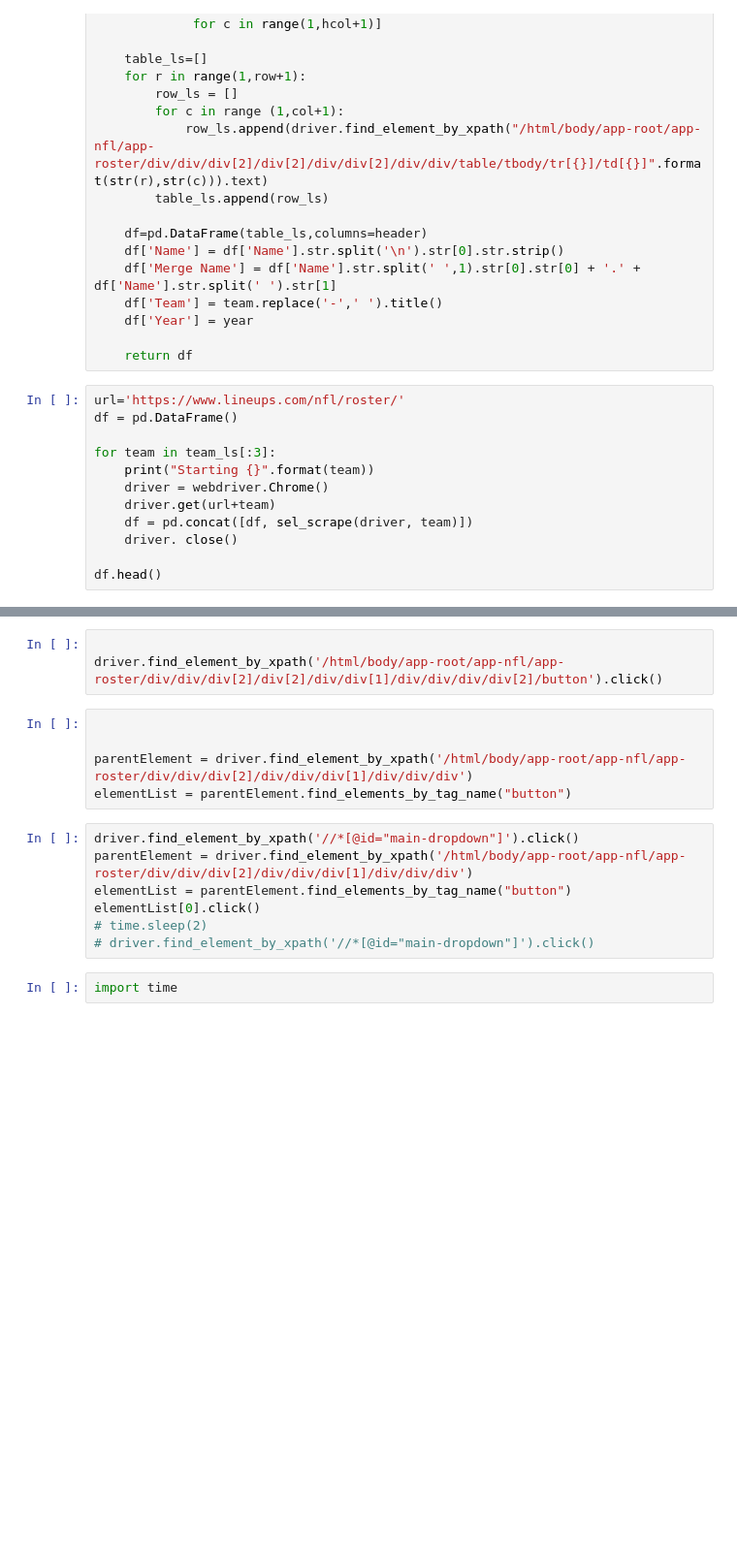
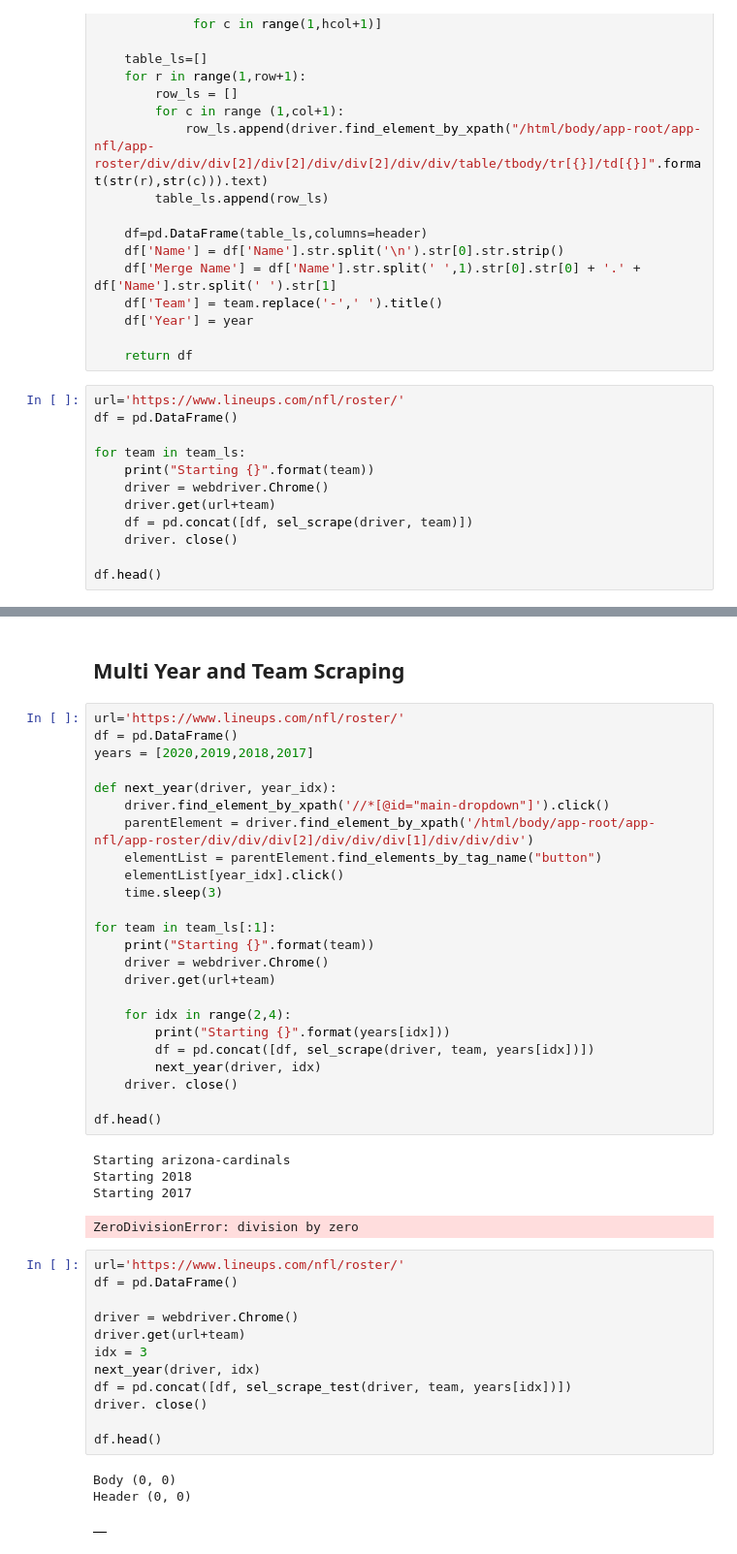
Before and after one commit to scunden/Project-Dash, a Jupyter notebook: 2. Data-Cleanup/2. Web-Scrape/webscrape-rosters.ipynb, the cells around one changed output, grey strips where cells are left out. Shown at 97% size. Saved outputs shown, nothing was run; the diff lists cells and outputs as text; blank space fills up the shorter version.

```diff
--- a/2. Data-Cleanup/2. Web-Scrape/webscrape-rosters.ipynb
+++ b/2. Data-Cleanup/2. Web-Scrape/webscrape-rosters.ipynb
@@ -181,7 +182,7 @@ def sel_scrape(driver, team, year=2019):
 url='https://www.lineups.com/nfl/roster/'
 df = pd.DataFrame()
 
-for team in team_ls[:3]:
+for team in team_ls:
     print("Starting {}".format(team))
     driver = webdriver.Chrome()
     driver.get(url+team)
@@ -214,17 +203,47 @@ IndexError: list index out of range
-# %%
-
-driver.find_element_by_xpath('/html/body/app-root/app-nfl/app-roster/div/div/div[2]/div[2]/div/div[1]/div/div/div/div[2]/button').click()
-# %%
-
-
-parentElement = driver.find_element_by_xpath('/html/body/app-root/app-nfl/app-roster/div/div/div[2]/div/div/div[1]/div/div/div')
-elementList = parentElement.find_elements_by_tag_name("button")
+# %% [markdown]
+## Multi Year and Team Scraping
 # %%
-driver.find_element_by_xpath('//*[@id="main-dropdown"]').click()
-parentElement = driver.find_element_by_xpath('/html/body/app-root/app-nfl/app-roster/div/div/div[2]/div/div/div[1]/div/div/div')
-elementList = parentElement.find_elements_by_tag_name("button")
-elementList[0].click()
-# time.sleep(2)
-# driver.find_element_by_xpath('//*[@id="main-dropdown"]').click()
+url='https://www.lineups.com/nfl/roster/'
+df = pd.DataFrame()
+years = [2020,2019,2018,2017]
+
+def next_year(driver, year_idx):
+    driver.find_element_by_xpath('//*[@id="main-dropdown"]').click()
+    parentElement = driver.find_element_by_xpath('/html/body/app-root/app-nfl/app-roster/div/div/div[2]/div/div/div[1]/div/div/div')
+    elementList = parentElement.find_elements_by_tag_name("button")
+    elementList[year_idx].click()
+    time.sleep(3)
+
+for team in team_ls[:1]:
+    print("Starting {}".format(team))
+    driver = webdriver.Chrome()
+    driver.get(url+team)
+
+    for idx in range(2,4):
+        print("Starting {}".format(years[idx]))
+        df = pd.concat([df, sel_scrape(driver, team, years[idx])])
+        next_year(driver, idx)
+    driver. close()
+
+df.head()
+# %% [output]
+Starting arizona-cardinals
+Starting 2018
+Starting 2017
+ZeroDivisionError: division by zero
-# %%
-import time
+# %%
+url='https://www.lineups.com/nfl/roster/'
+df = pd.DataFrame()
+
+driver = webdriver.Chrome()
+driver.get(url+team)
+idx = 3
+next_year(driver, idx)
+df = pd.concat([df, sel_scrape_test(driver, team, years[idx])])
+driver. close()
+
+df.head()
+# %% [output]
+Body (0, 0)
+Header (0, 0)
+|  |
```
Also changed, not shown: parts of 5 cells of this notebook, 1 other file.
